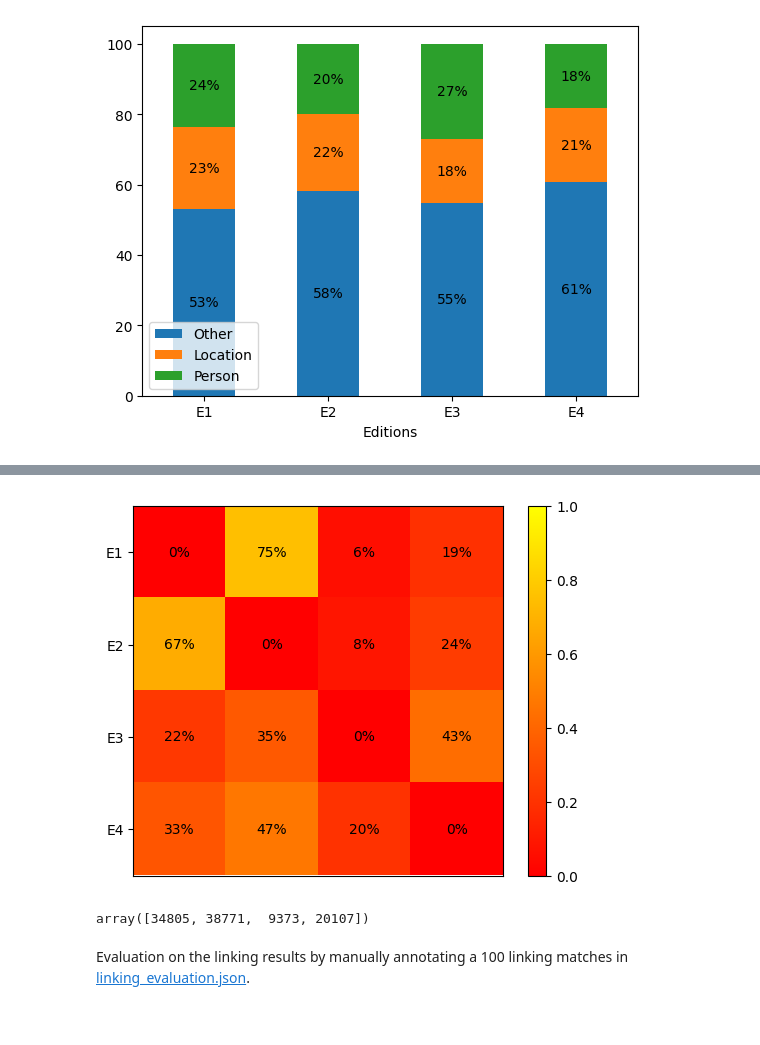
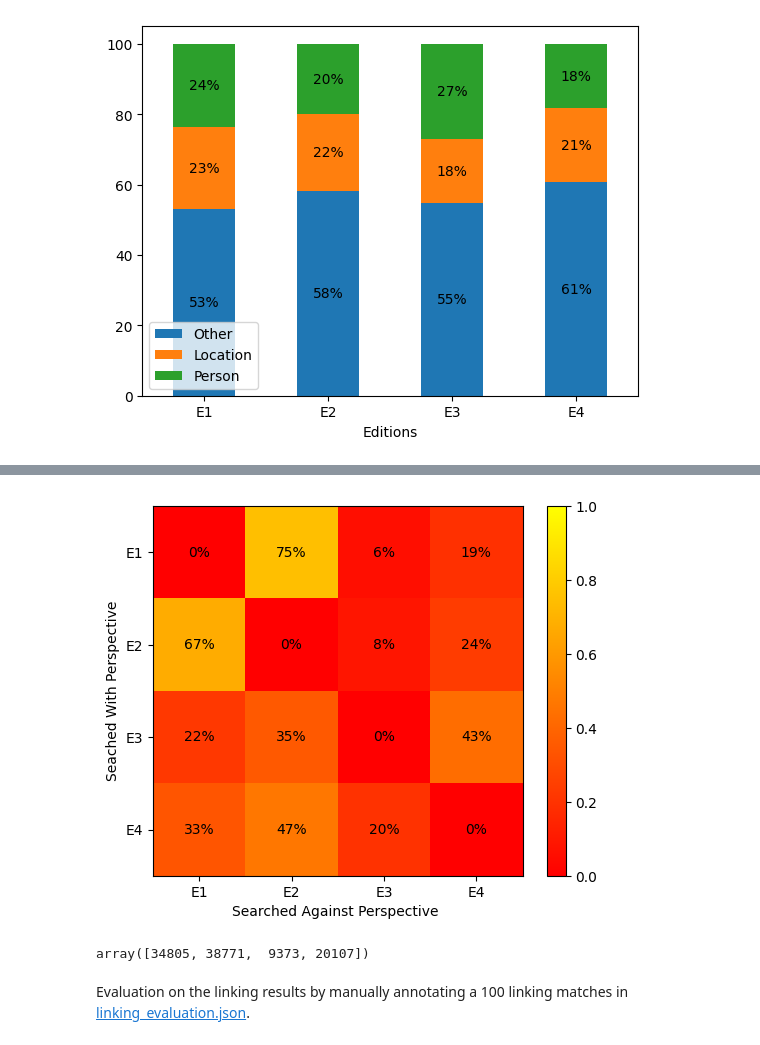
Before and after one commit to SalamSki/EDAN70, a Jupyter notebook: main.ipynb, the cells around one changed output, grey strips where cells are left out. Cells and saved outputs as stored; diff of their text form; code cells hidden in the pictures.

```diff
--- a/main.ipynb
+++ b/main.ipynb
@@ -694,35 +756,37 @@ linked_db = load_linked_entities()
 def create_matchings_heatmap():
   edition_names = list(map(lambda edition: f"{edition}_match",linked_db.keys()))
   matchings_heat_map = []
   nbr_matched_entries = []
   nbr_edition_matches = []
   for edition in linked_db:
     entry_matchings = [[e_n in e for e_n in edition_names] for e in linked_db[edition] if sum([e_n in e for e_n in edition_names]) > 0]
     nbr_matched_entries.append(len(entry_matchings))
     matchings_heat_map.append(np.sum(entry_matchings, axis=0))
     nbr_edition_matches.append(np.sum(entry_matchings))
   return np.stack(matchings_heat_map), np.array(nbr_matched_entries), np.array(nbr_edition_matches)
 
 def plot_heatmap(arr:np.ndarray, cmap: pltColors.Colormap = plt.cm.autumn, labels=['E4', 'E3', 'E2', 'E1']):
   # Plot heatmap
   plt.imshow(arr, cmap=cmap, vmin=0, vmax=1, extent=[0, arr.shape[1], 0, arr.shape[0]])
 
   indices = list(zip(*[index_list.tolist() for index_list in np.nonzero(arr==arr)]))
   for i,j in indices:
     plt.annotate(f"{arr[i,j]*100:.0f}%", xy=(j+0.5, arr.shape[0]-1-i+0.5), ha='center', va='center')
   plt.colorbar()
   y_ticks = plt.yticks()
   plt.yticks(ticks=y_ticks[0][(y_ticks[0]-0.5)%1==0], labels=labels)
-  plt.xticks(ticks=[])
+  plt.xticks(ticks=y_ticks[0][(y_ticks[0]-0.5)%1==0], labels=list(reversed(labels)))
+  plt.ylabel("Seached With Perspective")
+  plt.xlabel("Searched Against Perspective ")
   plt.show()
 
 matchings_heat_map, nbr_matched_entries, nbr_edition_matches = create_matchings_heatmap()
 normlized_heatmap = matchings_heat_map/nbr_edition_matches[:,np.newaxis]
 
 plot_heatmap(normlized_heatmap)
 nbr_edition_matches
 # %% [output]
-[figure, old version]
+[figure, new version]
 array([34805, 38771,  9373, 20107])
 # %% [markdown]
 Evaluation on the linking results by manually annotating a 100 linking matches in  [linking_evaluation.json](./dataset/linking_evaluation.json).
```
Also changed, not shown: parts of 13 cells of this notebook.
